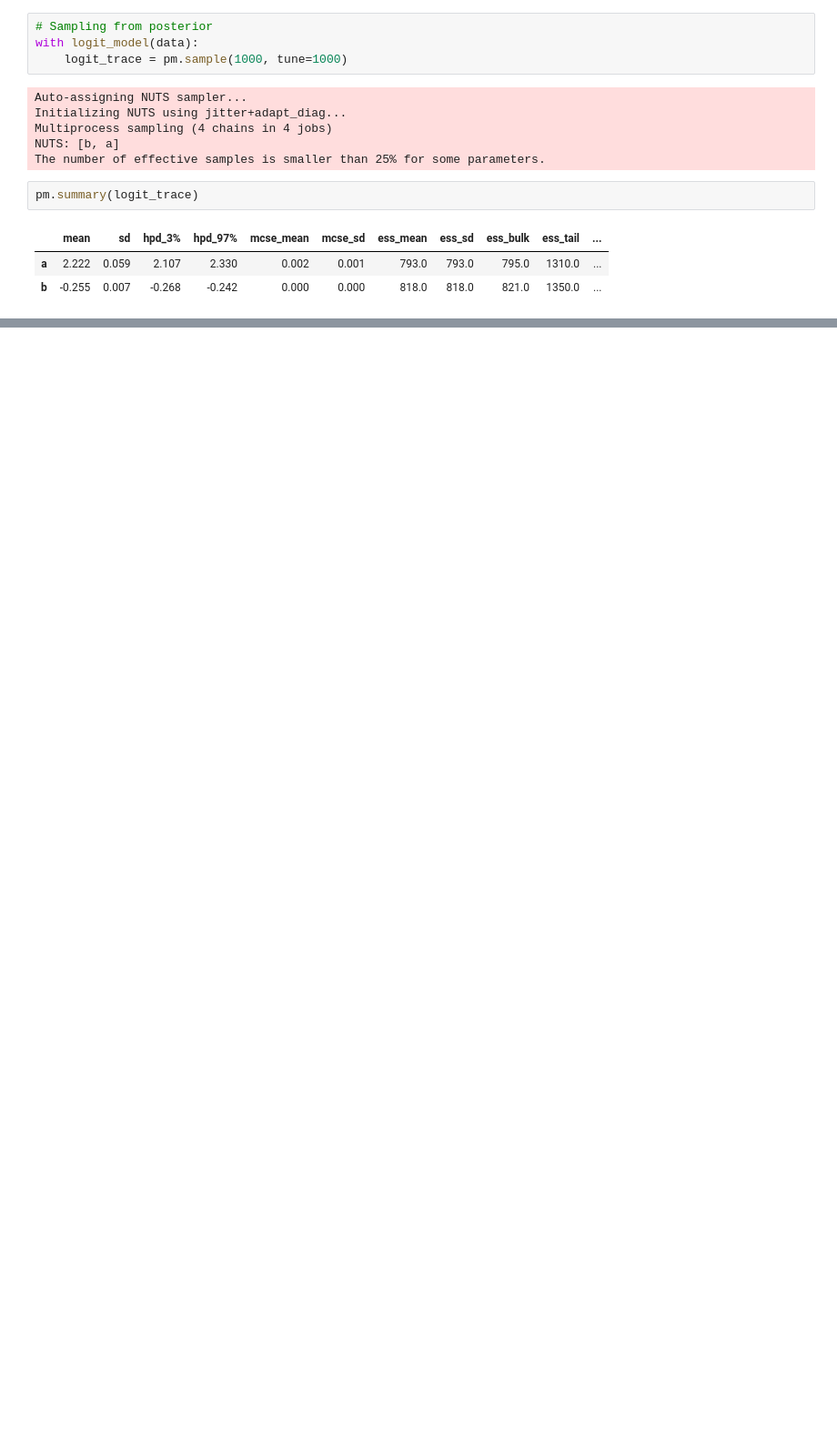
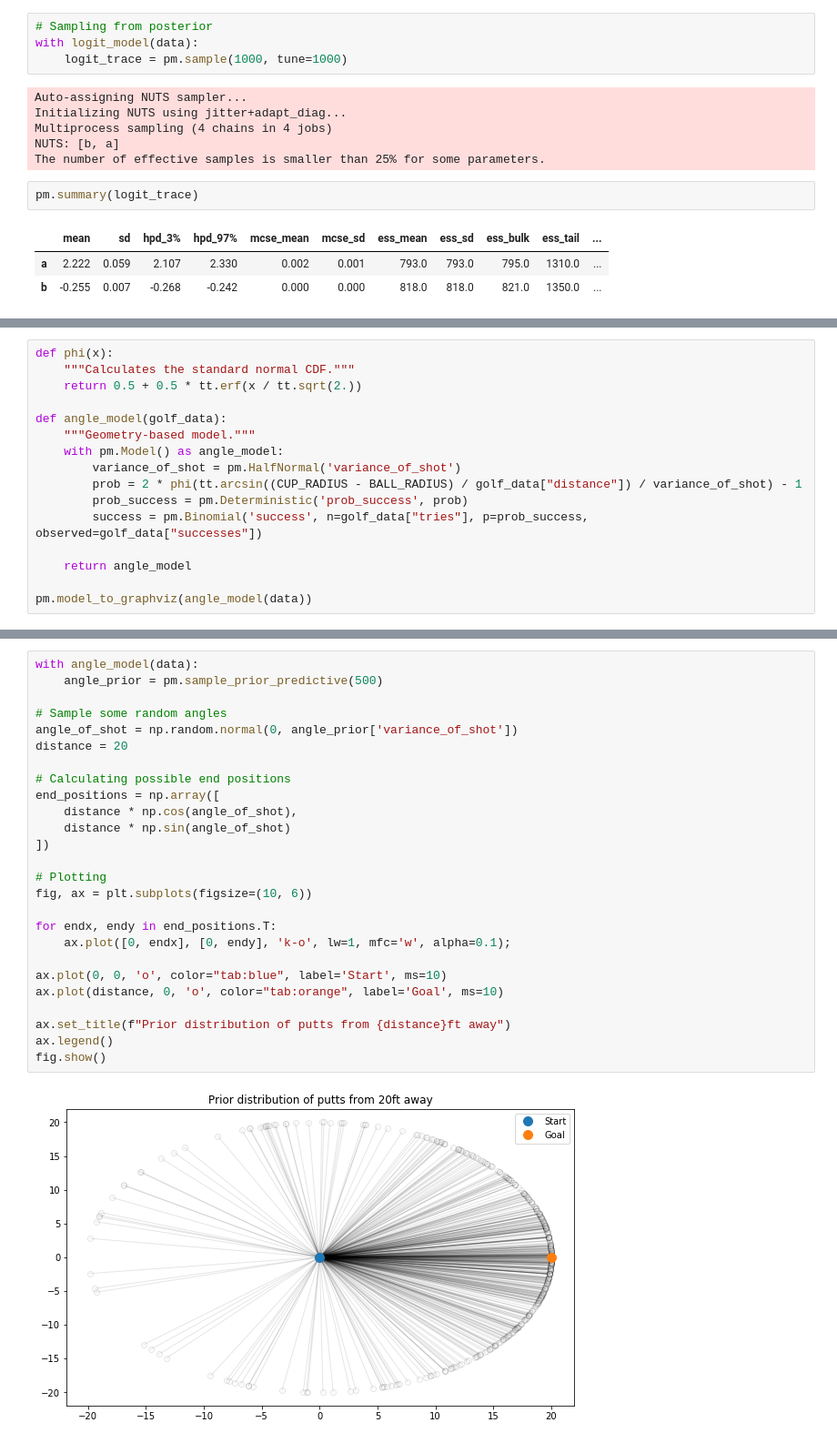
Before and after one commit to smu095/presentations, a Jupyter notebook: mcmc-pymc3-101/notebooks/3.0-smm-golf.ipynb, the cells around one changed output, grey strips where cells are left out. Shown at 91% size. Drawn from its saved outputs; the diff is of its cells as text; blank space fills up the shorter version.

```diff
--- a/mcmc-pymc3-101/notebooks/3.0-smm-golf.ipynb
+++ b/mcmc-pymc3-101/notebooks/3.0-smm-golf.ipynb
@@ -135,0 +160,16 @@ ax.set_title('Logit mean and posterior predictive');
+# %%
+def phi(x):
+    """Calculates the standard normal CDF."""
+    return 0.5 + 0.5 * tt.erf(x / tt.sqrt(2.))
+
+def angle_model(golf_data):
+    """Geometry-based model."""
+    with pm.Model() as angle_model:
+        variance_of_shot = pm.HalfNormal('variance_of_shot')
+        prob = 2 * phi(tt.arcsin((CUP_RADIUS - BALL_RADIUS) / golf_data["distance"]) / variance_of_shot) - 1
+        prob_success = pm.Deterministic('prob_success', prob)
+        success = pm.Binomial('success', n=golf_data["tries"], p=prob_success, observed=golf_data["successes"])
+
+    return angle_model
+
+pm.model_to_graphviz(angle_model(data))
@@ -135,0 +180,28 @@ ax.set_title('Logit mean and posterior predictive');
+# %%
+with angle_model(data):
+    angle_prior = pm.sample_prior_predictive(500)
+
+# Sample some random angles
+angle_of_shot = np.random.normal(0, angle_prior['variance_of_shot'])
+distance = 20
+
+# Calculating possible end positions
+end_positions = np.array([
+    distance * np.cos(angle_of_shot),
+    distance * np.sin(angle_of_shot)
+])
+
+# Plotting
+fig, ax = plt.subplots(figsize=(10, 6))
+
+for endx, endy in end_positions.T:
+    ax.plot([0, endx], [0, endy], 'k-o', lw=1, mfc='w', alpha=0.1);
+
+ax.plot(0, 0, 'o', color="tab:blue", label='Start', ms=10)
+ax.plot(distance, 0, 'o', color="tab:orange", label='Goal', ms=10)
+
+ax.set_title(f"Prior distribution of putts from {distance}ft away")
+ax.legend()
+fig.show()
+# %% [output]
+[figure, added]
```
Also changed, not shown: parts of 10 cells of this notebook.
